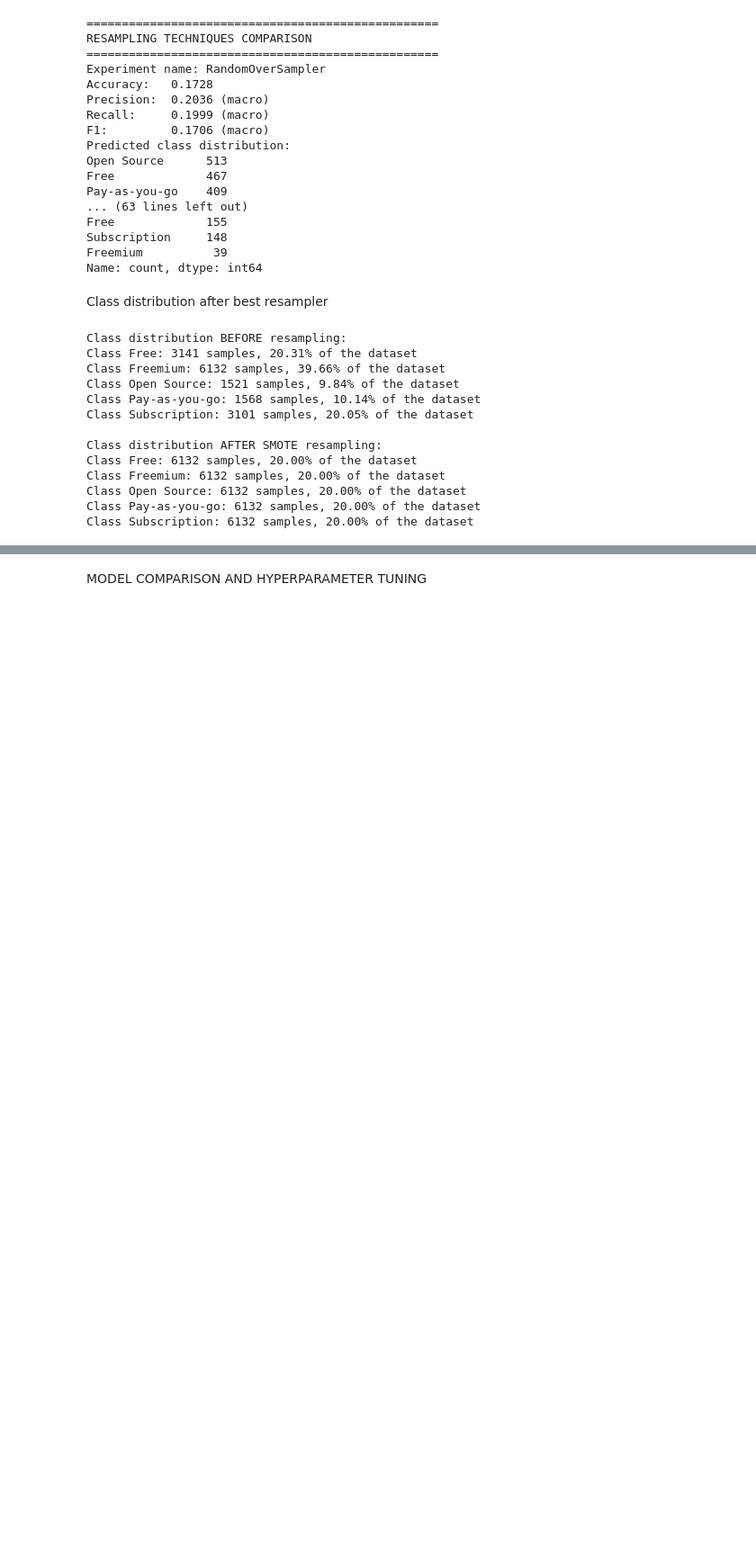
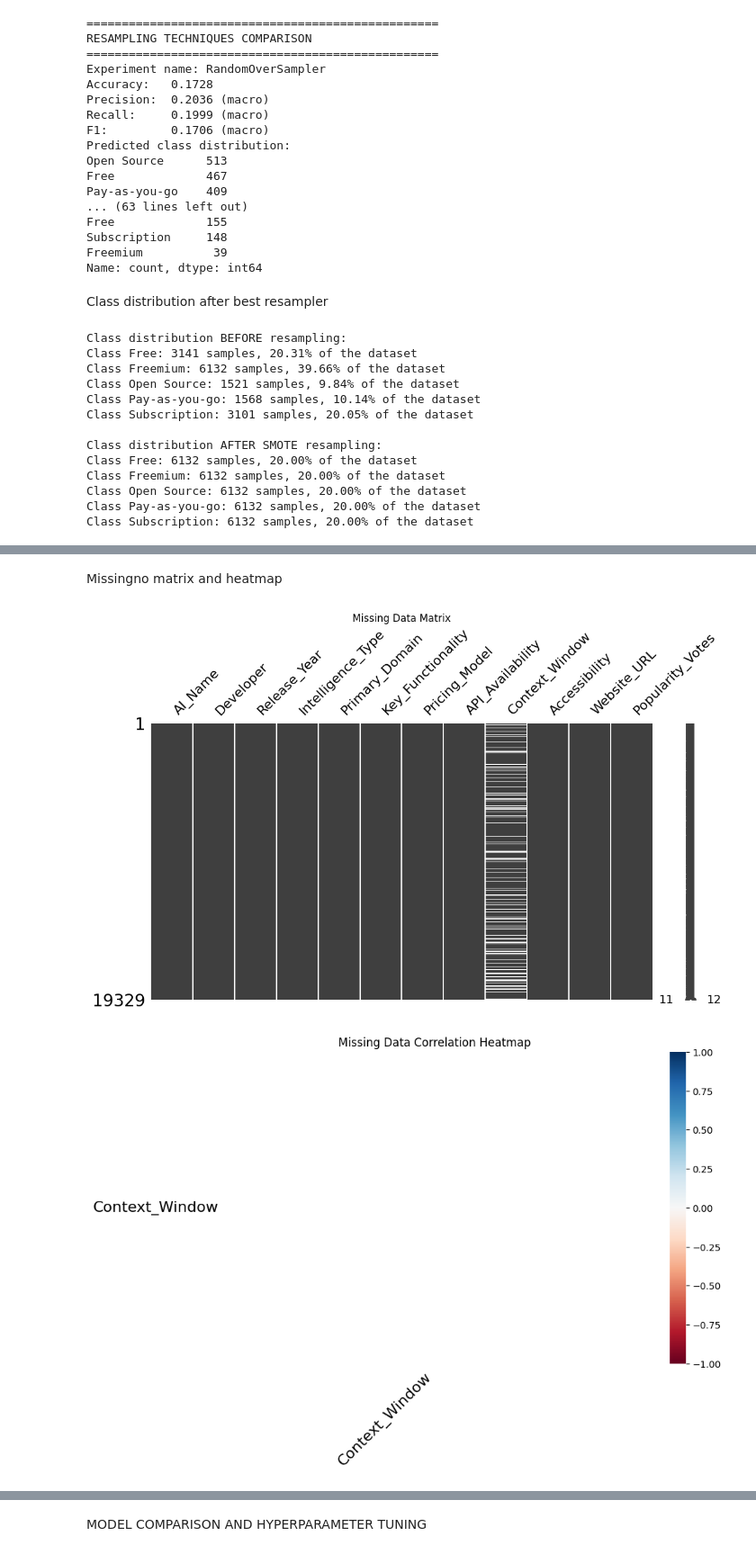
Before and after one commit to GafillaAbrahamer/ClassificationProject, a Jupyter notebook: Prueba.ipynb, the cells around one changed output, grey strips where cells are left out. Shown at 90% size. Saved outputs shown, nothing was run; the diff lists cells and outputs as text; code cells hidden in the pictures; blank space fills up the shorter version.

```diff
--- a/Prueba.ipynb
+++ b/Prueba.ipynb
@@ -405,0 +435,15 @@ Class Subscription: 6132 samples, 20.00% of the dataset
+# %% [markdown]
+Missingno matrix and heatmap
+# %%
+# From 3.3 Exercise 1: missingno matrix and heatmap, copied exactly
+
+msno.matrix(df, figsize=(12, 6))
+plt.title('Missing Data Matrix')
+plt.show()
+
+msno.heatmap(df, figsize=(10, 6))
+plt.title('Missing Data Correlation Heatmap')
+plt.show()
+# %% [output]
+[figure, added]
+[figure, added]
```
Also changed, not shown: parts of 10 cells of this notebook.
